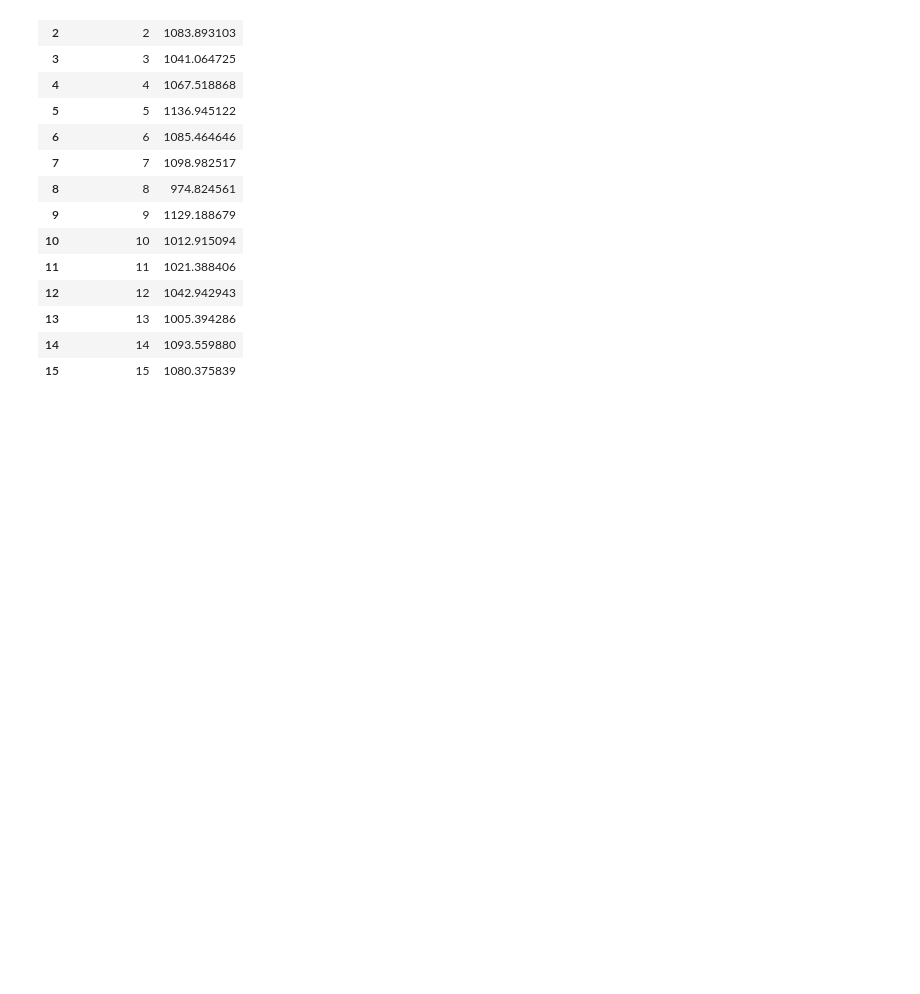
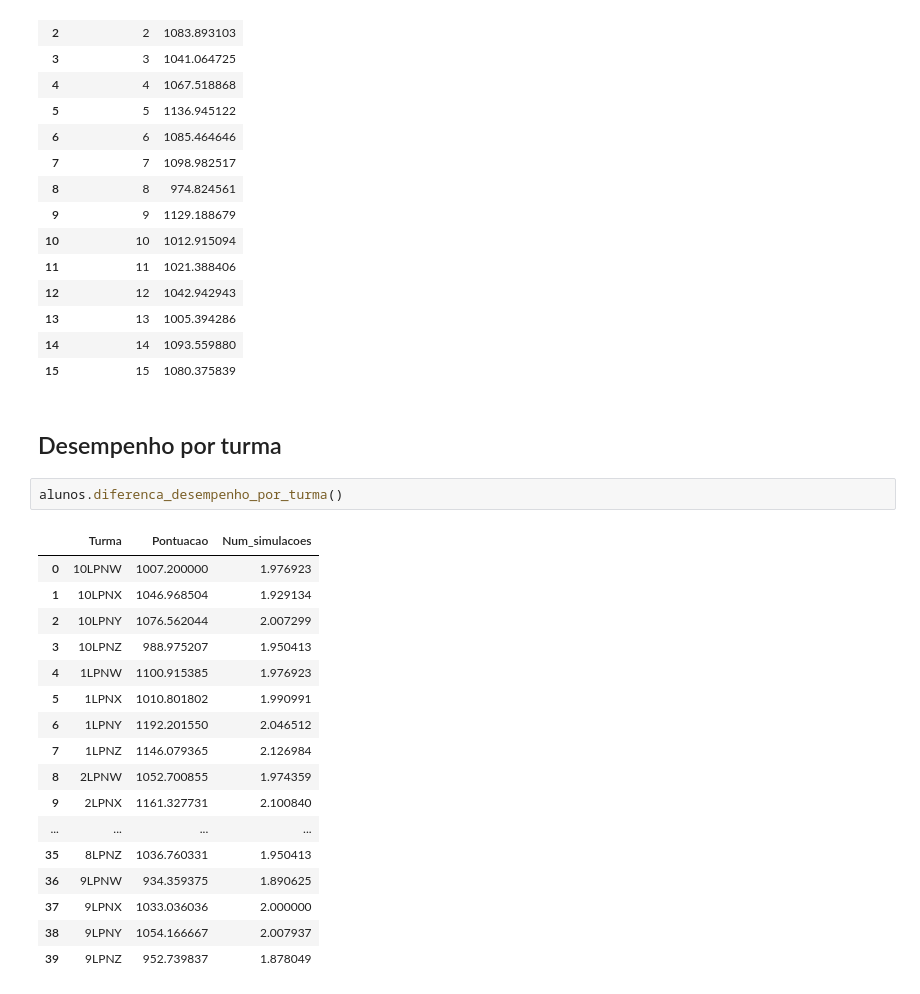
Before and after one commit to daviguerra05/Sprint03_Dynamic_Programming, a Jupyter notebook: Sprint03.ipynb, the cells around one changed output. Drawn from its saved outputs; the diff is of its cells as text; blank space fills up the shorter version.

```diff
--- a/Sprint03.ipynb
+++ b/Sprint03.ipynb
@@ -230,3 +230,25 @@ alunos.pontuacao_por_numero_insignias()
 | 13 | 13 | 1005.394286 |
 | 14 | 14 | 1093.559880 |
 | 15 | 15 | 1080.375839 |
+# %% [markdown]
+## Desempenho por turma
+# %%
+alunos.diferenca_desempenho_por_turma()
+# %% [output]
+|  | Turma | Pontuacao | Num_simulacoes |
+| 0 | 10LPNW | 1007.200000 | 1.976923 |
+| 1 | 10LPNX | 1046.968504 | 1.929134 |
+| 2 | 10LPNY | 1076.562044 | 2.007299 |
+| 3 | 10LPNZ | 988.975207 | 1.950413 |
+| 4 | 1LPNW | 1100.915385 | 1.976923 |
+| 5 | 1LPNX | 1010.801802 | 1.990991 |
+| 6 | 1LPNY | 1192.201550 | 2.046512 |
+| 7 | 1LPNZ | 1146.079365 | 2.126984 |
+| 8 | 2LPNW | 1052.700855 | 1.974359 |
+| 9 | 2LPNX | 1161.327731 | 2.100840 |
+| ... | ... | ... | ... |
+| 35 | 8LPNZ | 1036.760331 | 1.950413 |
+| 36 | 9LPNW | 934.359375 | 1.890625 |
+| 37 | 9LPNX | 1033.036036 | 2.000000 |
+| 38 | 9LPNY | 1054.166667 | 2.007937 |
+| 39 | 9LPNZ | 952.739837 | 1.878049 |
```
Also changed, not shown: 3 other files.
